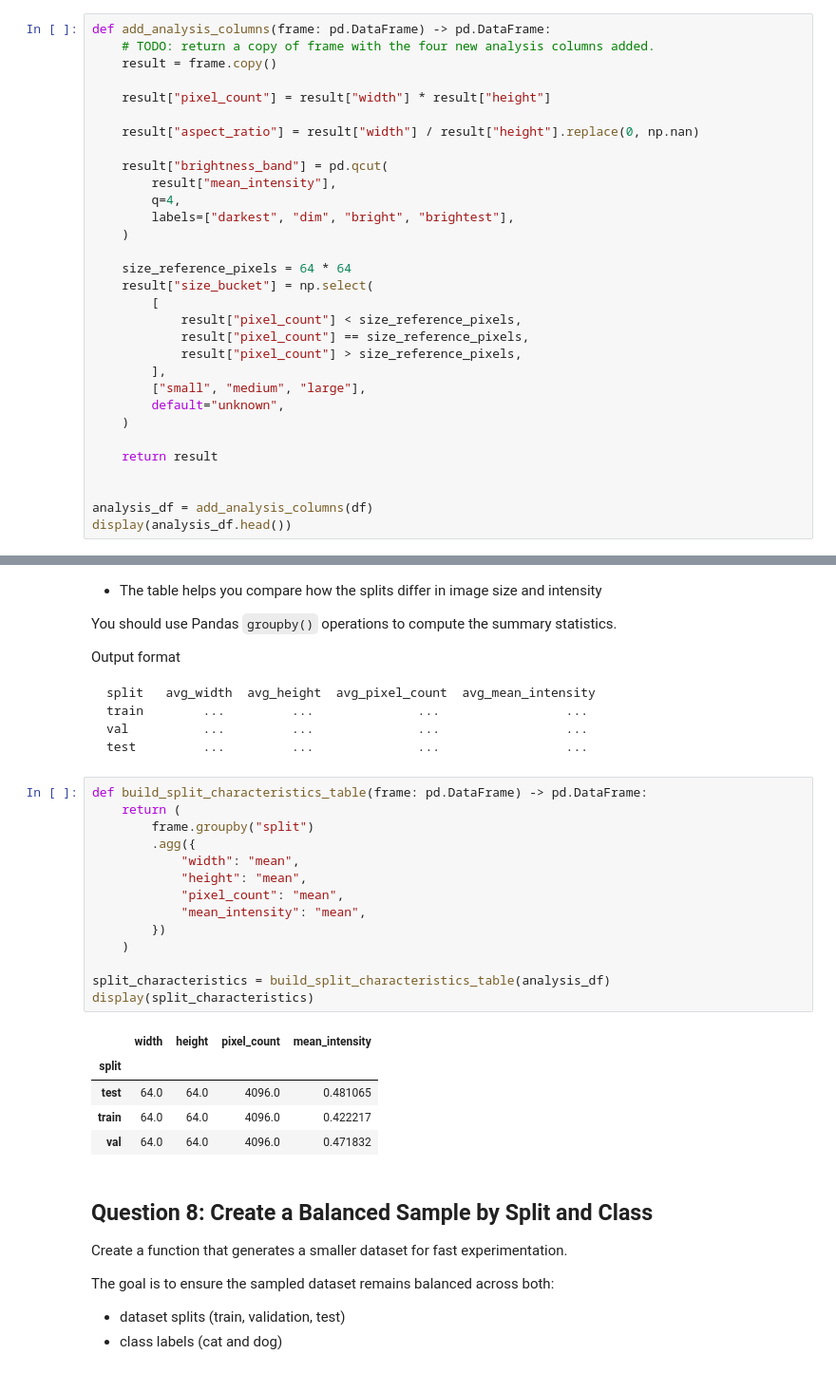
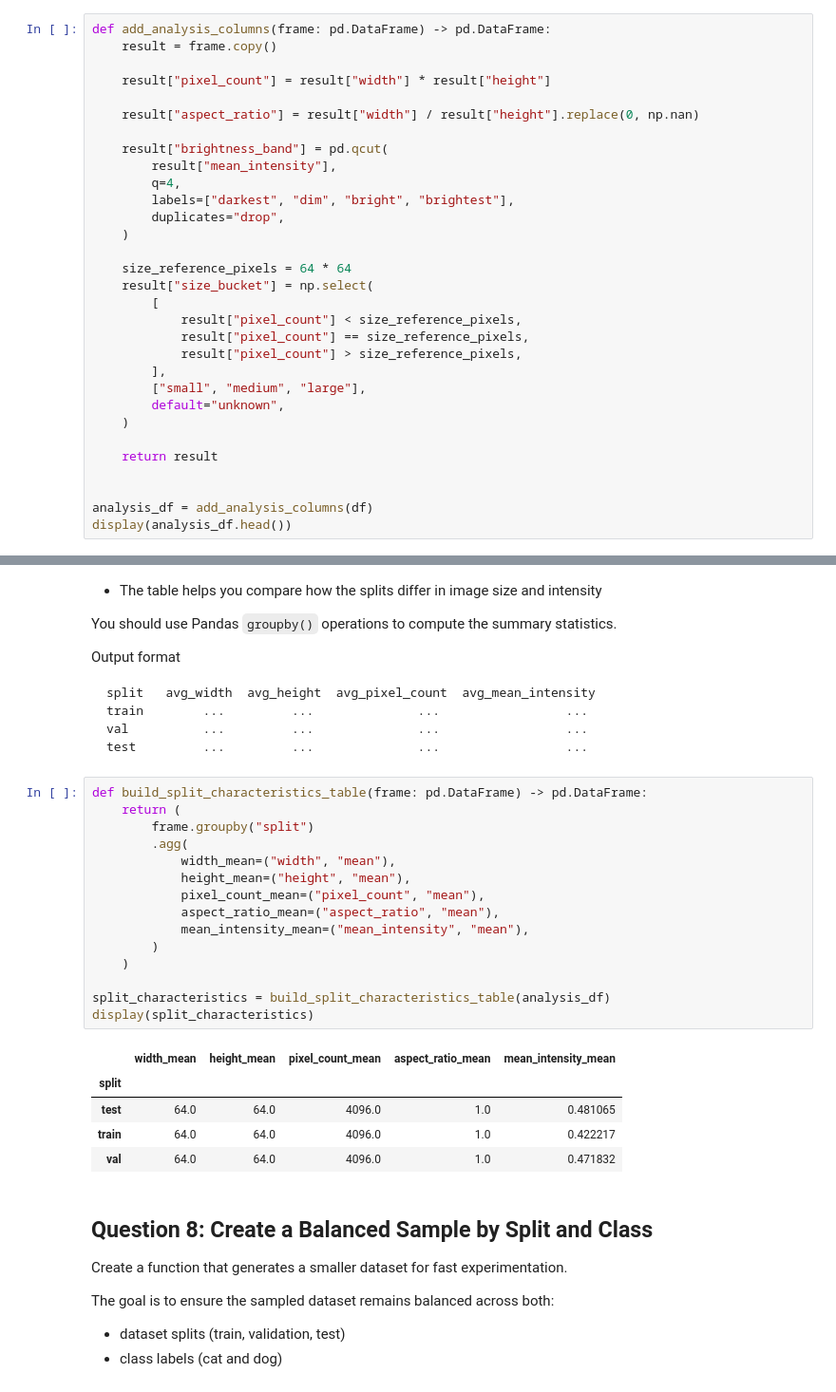
Before and after one commit to vgu-dsai-2026/lab-2-pandas-Vinh182, a Jupyter notebook: notebook.ipynb, the cells around one changed output, grey strips where cells are left out. Shown at 95% size. Drawn from its saved outputs; the diff is of its cells as text.

```diff
--- a/notebook.ipynb
+++ b/notebook.ipynb
@@ -403,7 +400,6 @@ Define three categories:
 - Keep the returned DataFrame aligned with the input rows.
 # %%
 def add_analysis_columns(frame: pd.DataFrame) -> pd.DataFrame:
-    # TODO: return a copy of frame with the four new analysis columns added.
     result = frame.copy()
 
     result["pixel_count"] = result["width"] * result["height"]
@@ -414,6 +410,7 @@ def add_analysis_columns(frame: pd.DataFrame) -> pd.DataFrame:
         result["mean_intensity"],
         q=4,
         labels=["darkest", "dim", "bright", "brightest"],
+        duplicates="drop",
     )
 
     size_reference_pixels = 64 * 64
@@ -462,23 +459,24 @@ test         ...         ...              ...                 ...
 # %%
 def build_split_characteristics_table(frame: pd.DataFrame) -> pd.DataFrame:
     return (
         frame.groupby("split")
-        .agg({
-            "width": "mean",
-            "height": "mean",
-            "pixel_count": "mean",
-            "mean_intensity": "mean",
-        })
+        .agg(
+            width_mean=("width", "mean"),
+            height_mean=("height", "mean"),
+            pixel_count_mean=("pixel_count", "mean"),
+            aspect_ratio_mean=("aspect_ratio", "mean"),
+            mean_intensity_mean=("mean_intensity", "mean"),
+        )
     )
 
 split_characteristics = build_split_characteristics_table(analysis_df)
 display(split_characteristics)
 # %% [output]
-|  | width | height | pixel_count | mean_intensity |
-| split |  |  |  |  |
-| test | 64.0 | 64.0 | 4096.0 | 0.481065 |
-| train | 64.0 | 64.0 | 4096.0 | 0.422217 |
-| val | 64.0 | 64.0 | 4096.0 | 0.471832 |
+|  | width_mean | height_mean | pixel_count_mean | aspect_ratio_mean | mean_intensity_mean |
+| split |  |  |  |  |  |
+| test | 64.0 | 64.0 | 4096.0 | 1.0 | 0.481065 |
+| train | 64.0 | 64.0 | 4096.0 | 1.0 | 0.422217 |
+| val | 64.0 | 64.0 | 4096.0 | 1.0 | 0.471832 |
 # %% [markdown]
 ## Question 8: Create a Balanced Sample by Split and Class
 
```
Also changed, not shown: parts of 3 cells of this notebook.
